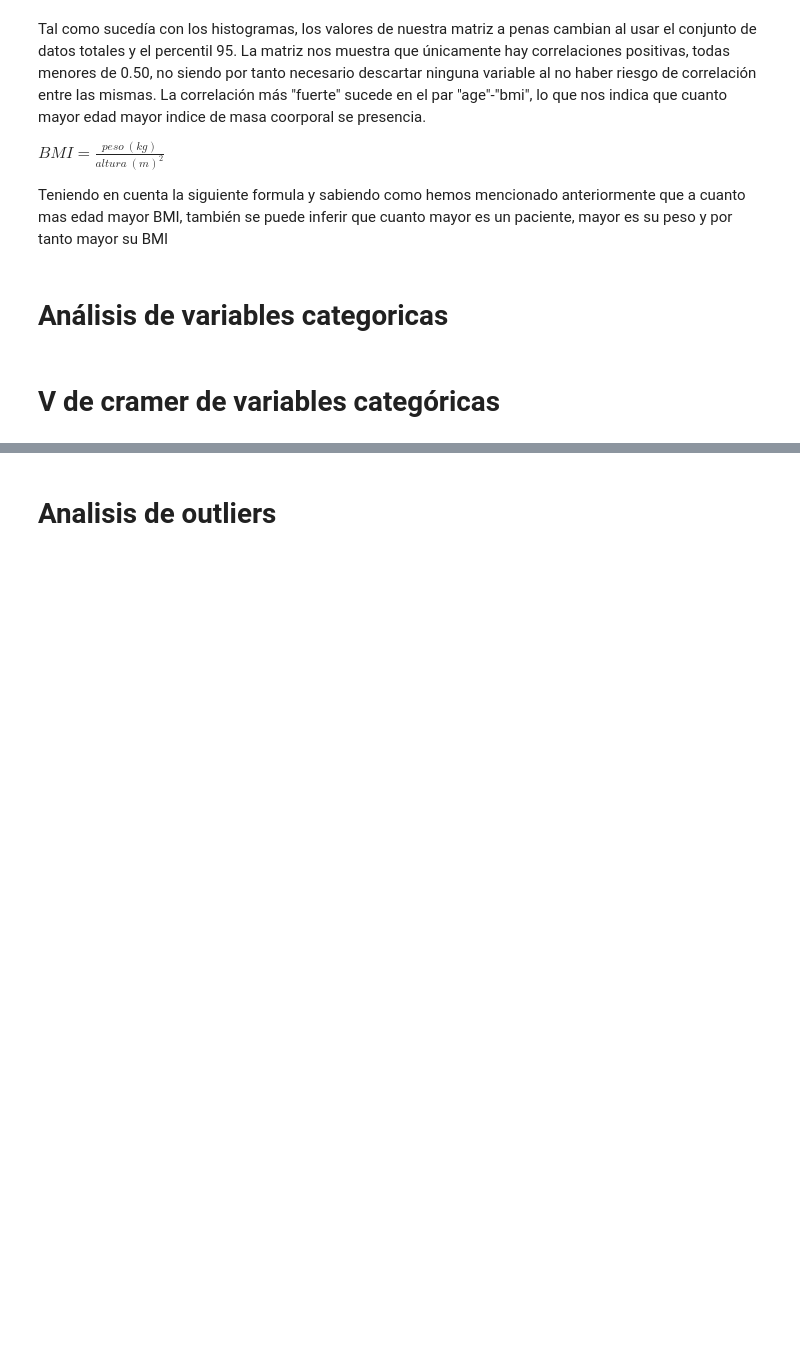
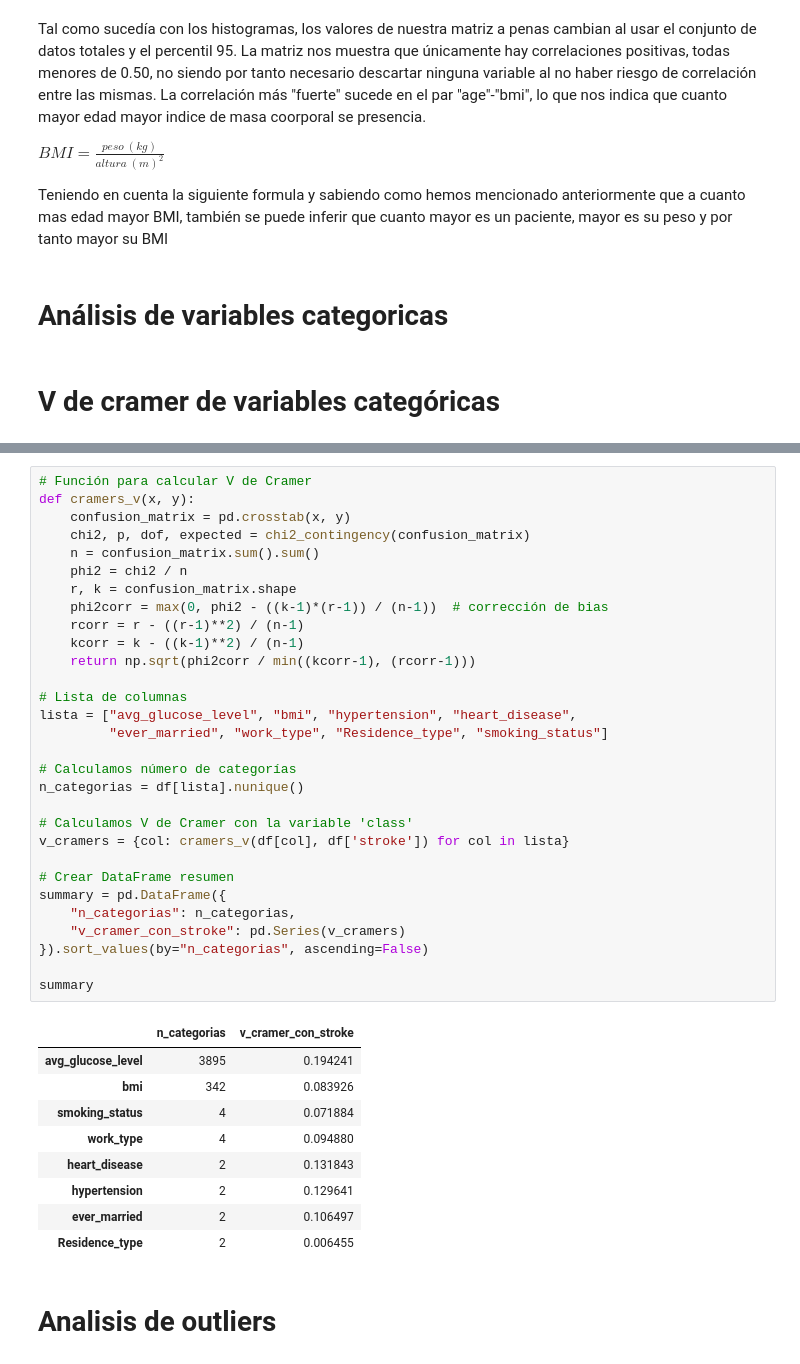
Before and after one commit to Bootcamp-IA-P4/brainstroke-navm, a Jupyter notebook: EDA.ipynb, the cells around one changed output, grey strips where cells are left out. Drawn from its saved outputs; the diff is of its cells as text; blank space fills up the shorter version.

```diff
--- a/EDA.ipynb
+++ b/EDA.ipynb
@@ -221,2 +317,42 @@ Teniendo en cuenta la siguiente formula y sabiendo como hemos mencionado anterio
+# %%
+# Función para calcular V de Cramer
+def cramers_v(x, y):
+    confusion_matrix = pd.crosstab(x, y)
+    chi2, p, dof, expected = chi2_contingency(confusion_matrix)
+    n = confusion_matrix.sum().sum()
+    phi2 = chi2 / n
+    r, k = confusion_matrix.shape
+    phi2corr = max(0, phi2 - ((k-1)*(r-1)) / (n-1))  # corrección de bias
+    rcorr = r - ((r-1)**2) / (n-1)
+    kcorr = k - ((k-1)**2) / (n-1)
+    return np.sqrt(phi2corr / min((kcorr-1), (rcorr-1)))
+
+# Lista de columnas
+lista = ["avg_glucose_level", "bmi", "hypertension", "heart_disease",
+         "ever_married", "work_type", "Residence_type", "smoking_status"]
+
+# Calculamos número de categorías
+n_categorias = df[lista].nunique()
+
+# Calculamos V de Cramer con la variable 'class'
+v_cramers = {col: cramers_v(df[col], df['stroke']) for col in lista}
+
+# Crear DataFrame resumen
+summary = pd.DataFrame({
+    "n_categorias": n_categorias,
+    "v_cramer_con_stroke": pd.Series(v_cramers)
+}).sort_values(by="n_categorias", ascending=False)
+
+summary
+# %% [output]
+|  | n_categorias | v_cramer_con_stroke |
+| avg_glucose_level | 3895 | 0.194241 |
+| bmi | 342 | 0.083926 |
+| smoking_status | 4 | 0.071884 |
+| work_type | 4 | 0.094880 |
+| heart_disease | 2 | 0.131843 |
+| hypertension | 2 | 0.129641 |
+| ever_married | 2 | 0.106497 |
+| Residence_type | 2 | 0.006455 |
 # %% [markdown]
 # Analisis de outliers
```
Also changed, not shown: parts of 3 cells of this notebook.
